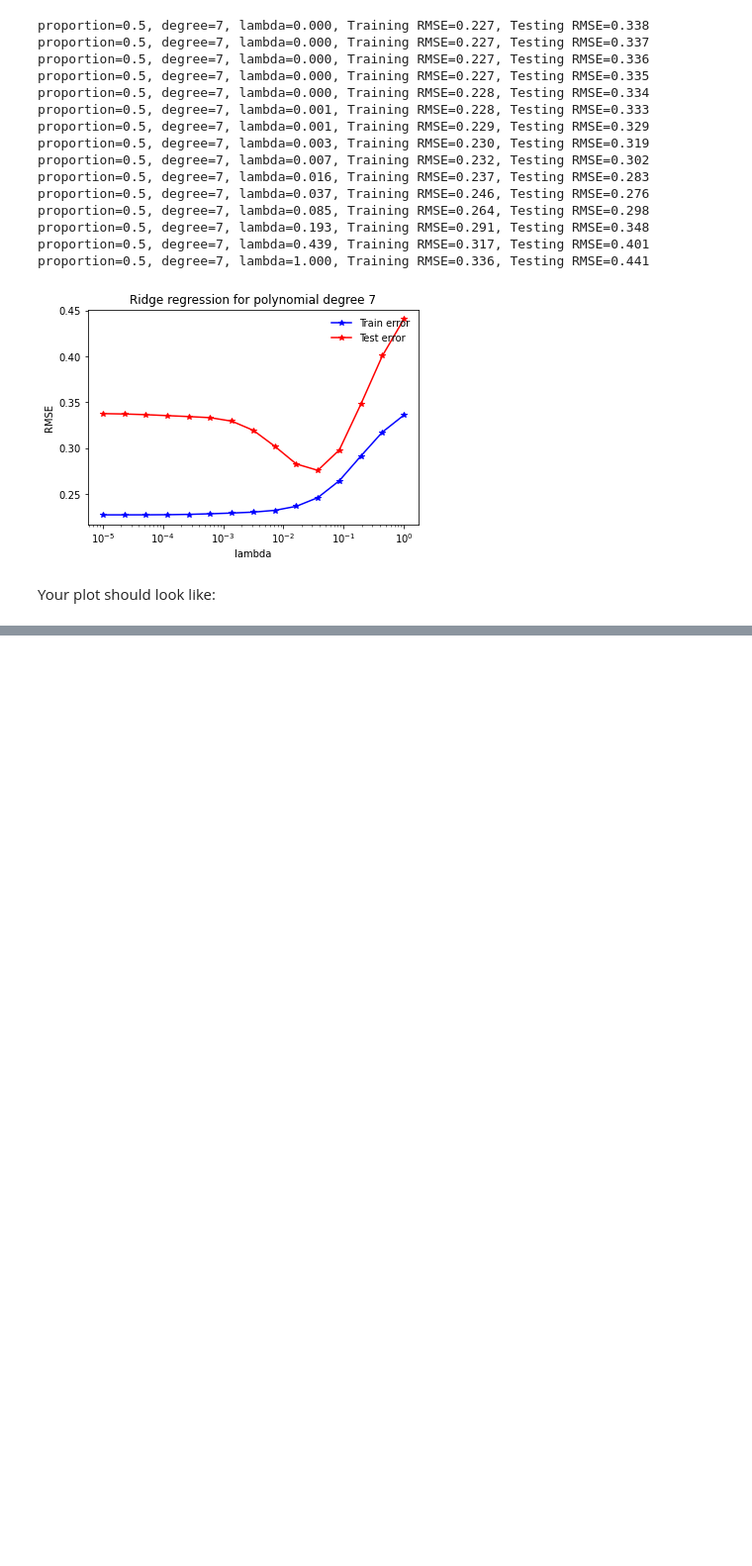
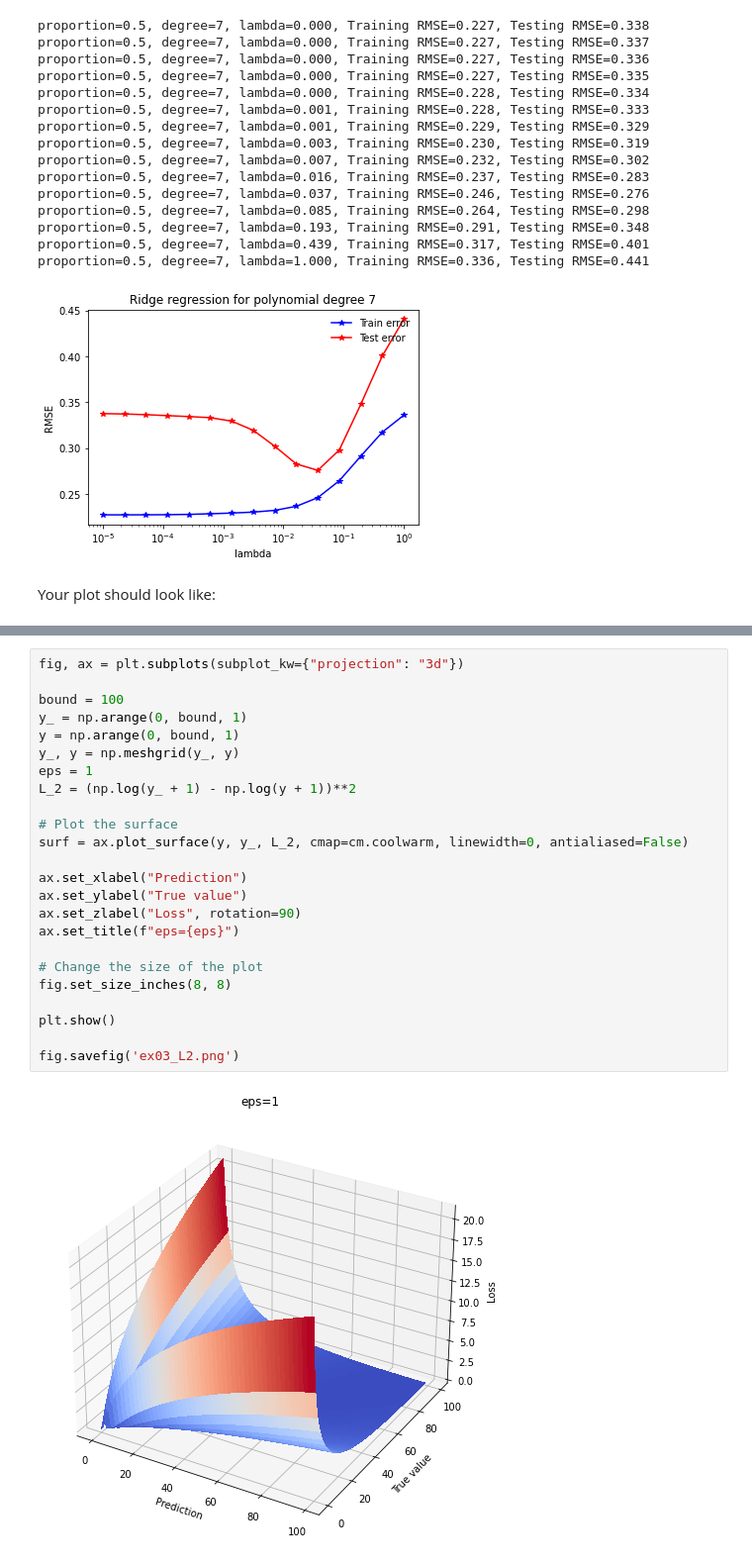
Before and after one commit to jmettler27/ML_course, a Jupyter notebook: labs/ex03/template/ex03.ipynb, the cells around one changed output, grey strips where cells are left out. Shown: that part at 99% size. Drawn from its saved outputs; the diff is of its cells as text; blank space fills up the shorter version.

```diff
--- a/labs/ex03/template/ex03.ipynb
+++ b/labs/ex03/template/ex03.ipynb
@@ -417,0 +461,26 @@ Your plot should look like:
+# %%
+fig, ax = plt.subplots(subplot_kw={"projection": "3d"})
+
+bound = 100
+y_ = np.arange(0, bound, 1)
+y = np.arange(0, bound, 1)
+y_, y = np.meshgrid(y_, y)
+eps = 1
+L_2 = (np.log(y_ + 1) - np.log(y + 1))**2
+
+# Plot the surface
+surf = ax.plot_surface(y, y_, L_2, cmap=cm.coolwarm, linewidth=0, antialiased=False)
+
+ax.set_xlabel("Prediction")
+ax.set_ylabel("True value")
+ax.set_zlabel("Loss", rotation=90)
+ax.set_title(f"eps={eps}")
+
+# Change the size of the plot
+fig.set_size_inches(8, 8)
+
+plt.show()
+
+fig.savefig('ex03_L2.png')
+# %% [output]
+[figure, added]
```
Also changed, not shown: parts of 5 cells of this notebook, 3 other files.
